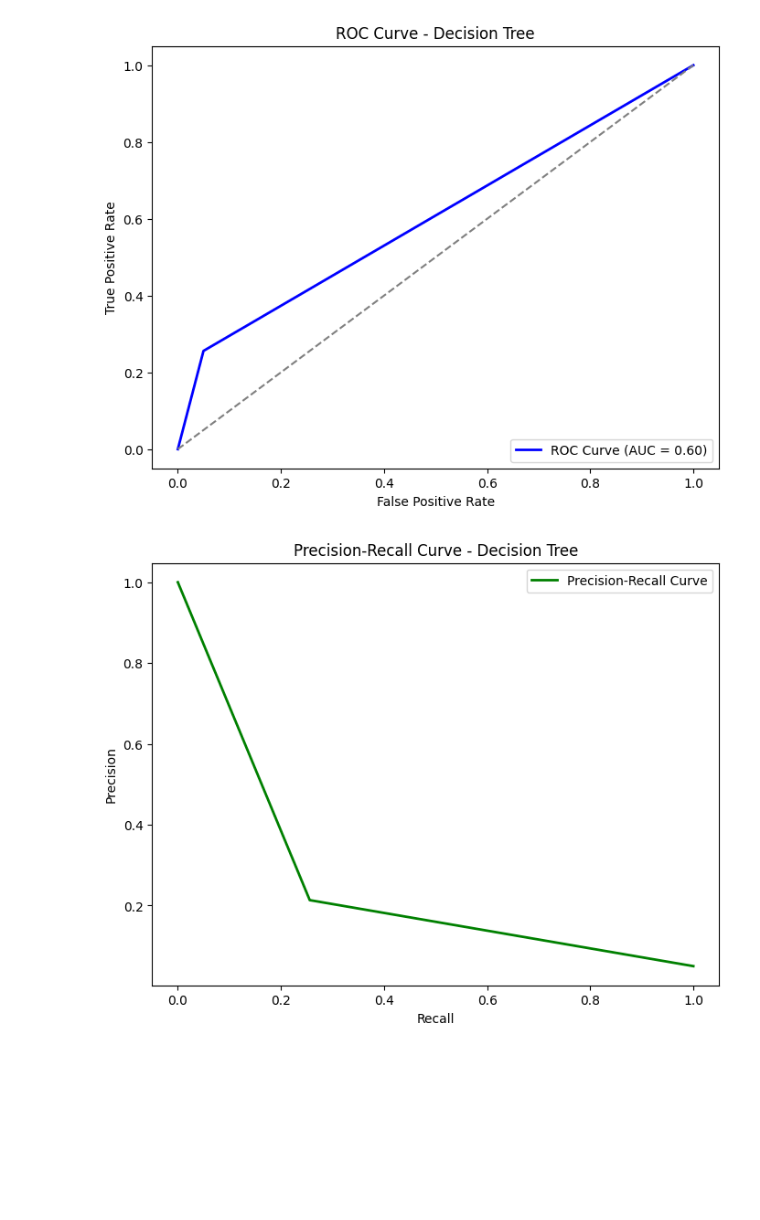
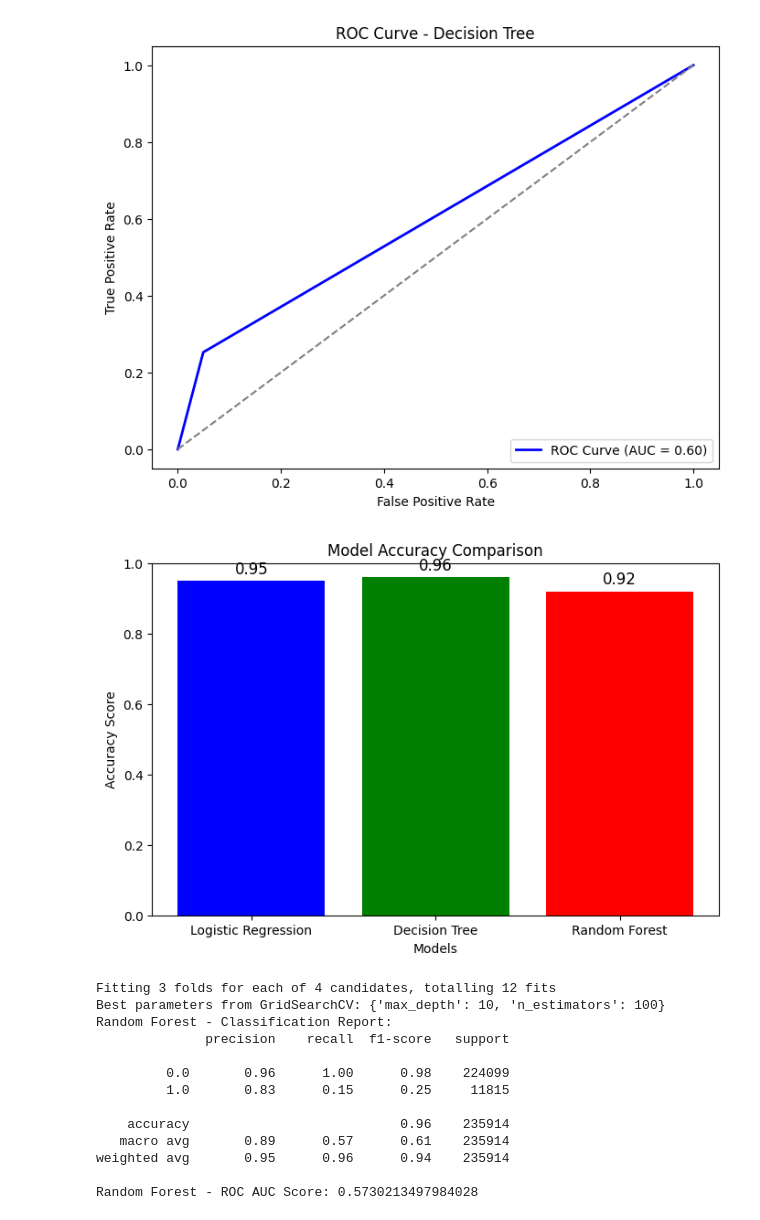
Before and after one commit to Lokesh-Murugesh/Fraud-Detection, a Jupyter notebook: Fraud_Detection.ipynb, the cells around one changed output. Saved outputs shown, nothing was run; the diff lists cells and outputs as text; code cells hidden in the pictures; blank space fills up the shorter version.

Commit message:
Added HyperTuned Models

```diff
--- a/Fraud_Detection.ipynb
+++ b/Fraud_Detection.ipynb
@@ -500,19 +469,65 @@ plt.legend(loc="lower right")
 plt.show()
 # %% [output]
 [figure]
-# %%
-from sklearn.metrics import precision_recall_curve
-
-# Compute Precision-Recall curve
-precision, recall, _ = precision_recall_curve(y_test, dt_model.predict_proba(X_test)[:, 1])
-
-# Plot Precision-Recall curve
-plt.figure(figsize=(8, 6))
-plt.plot(recall, precision, color='green', lw=2, label="Precision-Recall Curve")
-plt.xlabel("Recall")
-plt.ylabel("Precision")
-plt.title("Precision-Recall Curve - Decision Tree")
-plt.legend(loc="upper right")
-plt.show()
-# %% [output]
-[figure, removed]
+# %%
+# Accuracy comparison
+models = ['Logistic Regression', 'Decision Tree', 'Random Forest']
+accuracy_scores = [0.95, 0.96, 0.92]
+
+plt.figure(figsize=(8, 5))
+plt.bar(models, accuracy_scores, color=['blue', 'green', 'red'])
+plt.xlabel('Models')
+plt.ylabel('Accuracy Score')
+plt.title('Model Accuracy Comparison')
+plt.ylim([0, 1])
+
+# Display accuracy values on bars
+for i, v in enumerate(accuracy_scores):
+    plt.text(i, v + 0.02, f"{v:.2f}", ha='center', fontsize=12)
+
+plt.show()
+# %% [output]
+[figure, added]
+# %%
+from sklearn.ensemble import RandomForestClassifier
+from sklearn.model_selection import GridSearchCV
+from sklearn.metrics import classification_report, roc_auc_score
+
+# Define simple parameter grid
+param_grid = {
+    'n_estimators': [50, 100],
+    'max_depth': [10, None]
+}
+
+# Initialize Random Forest model
+rf = RandomForestClassifier(random_state=42)
+
+# Perform Grid Search with cross-validation
+grid_search = GridSearchCV(estimator=rf, param_grid=param_grid, cv=3, n_jobs=-1, verbose=1)
+grid_search.fit(X_train, y_train)
+
+# Print best parameters
+print("Best parameters from GridSearchCV:", grid_search.best_params_)
+
+# Train the best model
+best_rf_model = grid_search.best_estimator_
+y_pred_rf = best_rf_model.predict(X_test)
+
+# Evaluate the optimized Random Forest model
+print("Random Forest - Classification Report:")
+print(classification_report(y_test, y_pred_rf))
+print("Random Forest - ROC AUC Score:", roc_auc_score(y_test, y_pred_rf))
+# %% [output]
+Fitting 3 folds for each of 4 candidates, totalling 12 fits
+Best parameters from GridSearchCV: {'max_depth': 10, 'n_estimators': 100}
+Random Forest - Classification Report:
+              precision    recall  f1-score   support
+
+         0.0       0.96      1.00      0.98    224099
+         1.0       0.83      0.15      0.25     11815
+
+    accuracy                           0.96    235914
+   macro avg       0.89      0.57      0.61    235914
+weighted avg       0.95      0.96      0.94    235914
+
+Random Forest - ROC AUC Score: 0.5730213497984028
```
Also changed, not shown: parts of 23 cells of this notebook.
